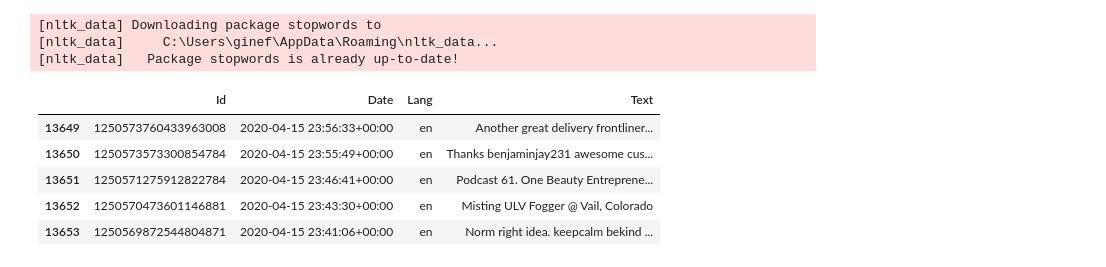
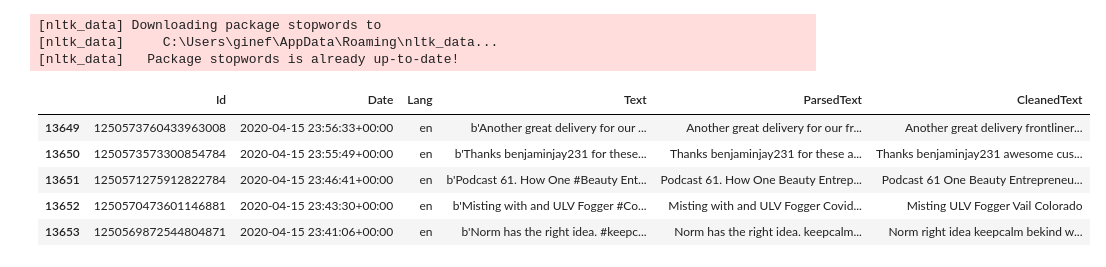
Before and after one commit to PolimiDataScientists/PMDS-Twitter-Analysis, a Jupyter notebook: src/notebooks/WordClouds.ipynb, the cells around one changed output. Cells and saved outputs as stored; diff of their text form; code cells hidden in the pictures.

Commit message:
Bugfixing and intermidiate word clouds

```diff
--- a/src/notebooks/WordClouds.ipynb
+++ b/src/notebooks/WordClouds.ipynb
@@ -37,9 +46,8 @@ def CleanText(text):
     text = re.sub(r'\\\S+', '', text) #Remove emojies and sp chars
     text = re.sub(r'#', '', text) #Remove emojies and sp chars
     text = re.sub(r'b\'', '', text) #remove the "b'"
-    text = re.sub(r'b\'', '', text) #remove the "b'"
     return text
 # %%
-tweets['Text'] = tweets['Text'].apply(CleanText)
+tweets['ParsedText'] = tweets['Text'].apply(CleanText)
 tweets.head()
 # %% [output]
@@ -60,16 +70,26 @@ from nltk.corpus import stopwords
 [nltk_data]   Package stopwords is already up-to-date!
 # %%
 #Custon stopword to avoid trivial results
-custom_stopwords = ['covid', 'stayhome', 'pandemic', 'coronavirus', 'corona', 'covid19', 'mask', 'vaccine', 'COVID']
+custom_stopwords = ['b', 'covid', 'stayhome', 'pandemic', 'coronavirus', 'corona', 'covid19', 'mask', 'vaccine', 'amp', 'covid_19', 'masks']
 stop_words = stopwords.words('english') + custom_stopwords
 
+Word = re.compile(r'\w+')
 
-tweets['Text'] = tweets['Text'].apply(lambda x: ' '.join([word for word in x.split() if word.lower() not in (stop_words)]))
+def Check(x):
+    words = Word.findall(x)
+    outPut = ''
+    for word in words:
+        if not word.lower() in stop_words:
+            outPut += ' ' + word
+    return outPut
+
+tweets['CleanedText'] = tweets['ParsedText'].apply(lambda x : Check(x))
+
 tweets.head()
 # %% [output]
-|  | Id | Date | Lang | Text |
-| 13649 | 1250573760433963008 | 2020-04-15 23:56:33+00:00 | en | Another great delivery frontliner... |
-| 13650 | 1250573573300854784 | 2020-04-15 23:55:49+00:00 | en | Thanks benjaminjay231 awesome cus... |
-| 13651 | 1250571275912822784 | 2020-04-15 23:46:41+00:00 | en | Podcast 61. One Beauty Entreprene... |
-| 13652 | 1250570473601146881 | 2020-04-15 23:43:30+00:00 | en | Misting ULV Fogger @ Vail, Colorado |
-| 13653 | 1250569872544804871 | 2020-04-15 23:41:06+00:00 | en | Norm right idea. keepcalm bekind ... |
+|  | Id | Date | Lang | Text | ParsedText | CleanedText |
+| 13649 | 1250573760433963008 | 2020-04-15 23:56:33+00:00 | en | b'Another great delivery for our ... | Another great delivery for our fr... | Another great delivery frontliner... |
+| 13650 | 1250573573300854784 | 2020-04-15 23:55:49+00:00 | en | b'Thanks benjaminjay231 for these... | Thanks benjaminjay231 for these a... | Thanks benjaminjay231 awesome cus... |
+| 13651 | 1250571275912822784 | 2020-04-15 23:46:41+00:00 | en | b'Podcast 61. How One #Beauty Ent... | Podcast 61. How One Beauty Entrep... | Podcast 61 One Beauty Entrepreneu... |
+| 13652 | 1250570473601146881 | 2020-04-15 23:43:30+00:00 | en | b'Misting with and ULV Fogger #Co... | Misting with and ULV Fogger Covid... | Misting ULV Fogger Vail Colorado |
+| 13653 | 1250569872544804871 | 2020-04-15 23:41:06+00:00 | en | b'Norm has the right idea. #keepc... | Norm has the right idea. keepcalm... | Norm right idea keepcalm bekind w... |
```
Also changed, not shown: parts of 13 cells of this notebook.
